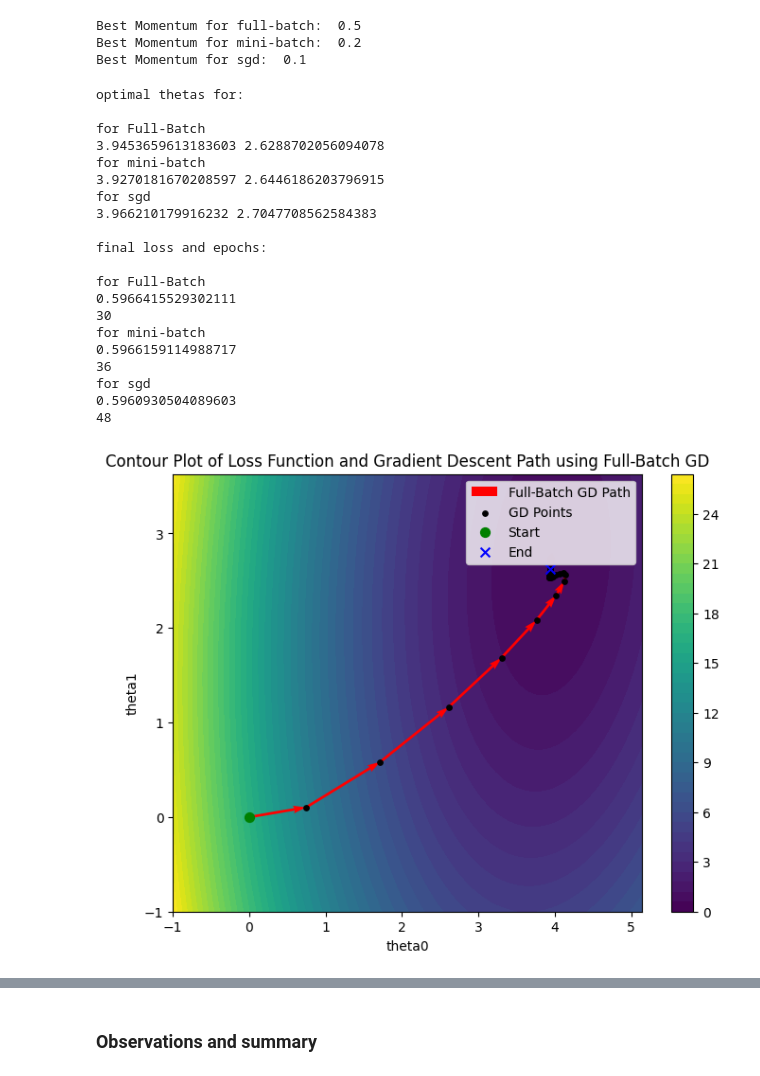
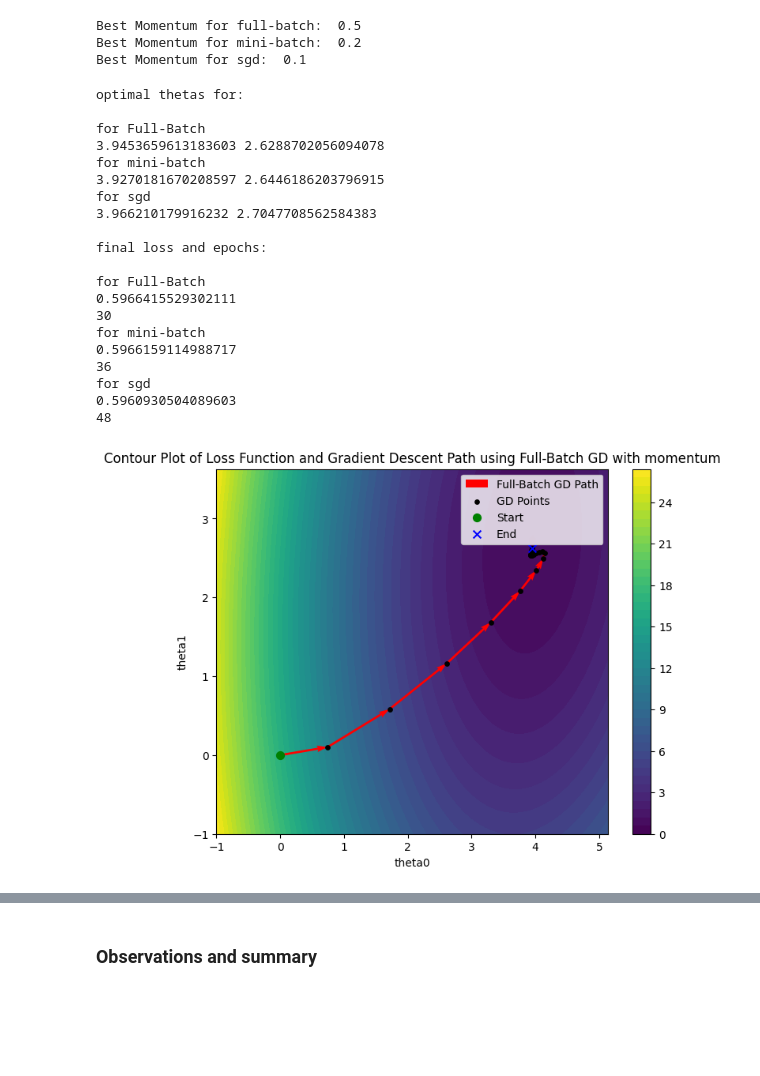
Before and after one commit to nupoor-ka/es335_image_reconstruction, a Jupyter notebook: Task1.ipynb, the cells around one changed output, grey strips where cells are left out. Cells and saved outputs as stored; diff of their text form; code cells hidden in the pictures; blank space fills up the shorter version.

```diff
--- a/Task1.ipynb
+++ b/Task1.ipynb
@@ -166,7 +168,7 @@ def all_gd_scratch(x,y,theta0_i,theta1_i,lr,tol,batch_size,min_loss,r_seed=None)
         loss=np.mean((theta1*x +theta0-y)**2)
         losses.append(loss)
         n_epochs+=1
-        if loss<(min_loss+tol):
+        if abs(loss-min_loss)<(tol):
             break
     return theta0,theta1,theta0_s,theta1_s,losses,n_epochs
 # %% [markdown]
@@ -354,7 +421,7 @@ for sgd
 # %%
 methods=['Full-Batch','mini-batch','sgd']
 for i in methods:
-    t_iters,avg_iters,t_epochs,avg_epochs=avg_iters_epochs(method=i,cases=10)
+    t_iters,avg_iters,t_epochs,avg_epochs=avg_iters_epochs(method=i,cases=15)
     print(f"Avg number of Iterations for {i}=",avg_iters)
     print(f"Avg number of Epochs for {i}=",avg_epochs,'\n')
 # %% [output]
@@ -496,44 +563,44 @@ print(mb_epochs)
 print('for sgd')
 print(losses_sgd[-1])
 print(sgd_epochs)
-plot_gd_contour(x1,y,theta0_s=theta_0_s_fb,theta1_s=theta_1_s_fb,method="Full-Batch GD")
-plot_gd_contour(x1,y,theta0_s=theta_0_s_mb,theta1_s=theta_1_s_mb,method="Mini-Batch GD")
-plot_gd_contour(x1,y,theta0_s=theta_0_s_sgd,theta1_s=theta_1_s_sgd,method="SGD")
+plot_gd_contour(x1,y,theta0_s=theta_0_s_fb,theta1_s=theta_1_s_fb,method="Full-Batch GD",momentum="with momentum")
+plot_gd_contour(x1,y,theta0_s=theta_0_s_mb,theta1_s=theta_1_s_mb,method="Mini-Batch GD",momentum="with momentum")
+plot_gd_contour(x1,y,theta0_s=theta_0_s_sgd,theta1_s=theta_1_s_sgd,method="SGD",momentum="with momentum")
 plt.plot(losses_fb, label='Full-Batch Gradient Descent')
 plt.plot(losses_mb, label='Mini-Batch Gradient Descent (batch_size=8)')
 plt.plot(losses_sgd, label='Stochastic Gradient Descent (SGD)')
 plt.xlabel('Epochs')
 plt.ylabel('Loss')
-plt.title('Loss vs Epochs for Full-Batch, Mini-Batch, and Stochastic Gradient Descent')
+plt.title('Loss vs Epochs for Full-Batch, Mini-Batch, and Stochastic Gradient Descent with momentum')
 plt.legend()
 plt.show()
 plt.plot(losses_fb[:15], label='Full-Batch Gradient Descent')
 plt.plot(losses_mb[:15], label='Mini-Batch Gradient Descent (batch_size=8)')
 plt.plot(losses_sgd[:15], label='Stochastic Gradient Descent (SGD)')
 plt.xlabel('Epochs')
 plt.ylabel('Loss')
-plt.title('Loss vs Epochs for Full-Batch, Mini-Batch, and Stochastic Gradient Descent for 1st 15 epochs')
+plt.title('Loss vs Epochs for Full-Batch, Mini-Batch, and Stochastic Gradient Descent for 1st 15 epochs with momentum')
 plt.legend()
 plt.show()
 # %% [output]
 optimal thetas for:
 
 for Full-Batch
 3.9453659613183603 2.6288702056094078
 for mini-batch
 3.9270181670208597 2.6446186203796915
 for sgd
 3.966210179916232 2.7047708562584383
 
 final loss and epochs:
 
 for Full-Batch
 0.5966415529302111
 30
 for mini-batch
 0.5966159114988717
 36
 for sgd
 0.5960930504089603
 48
-[figure, old version]
+[figure, new version]
```
Also changed, not shown: parts of 11 cells of this notebook, 6 other files.
